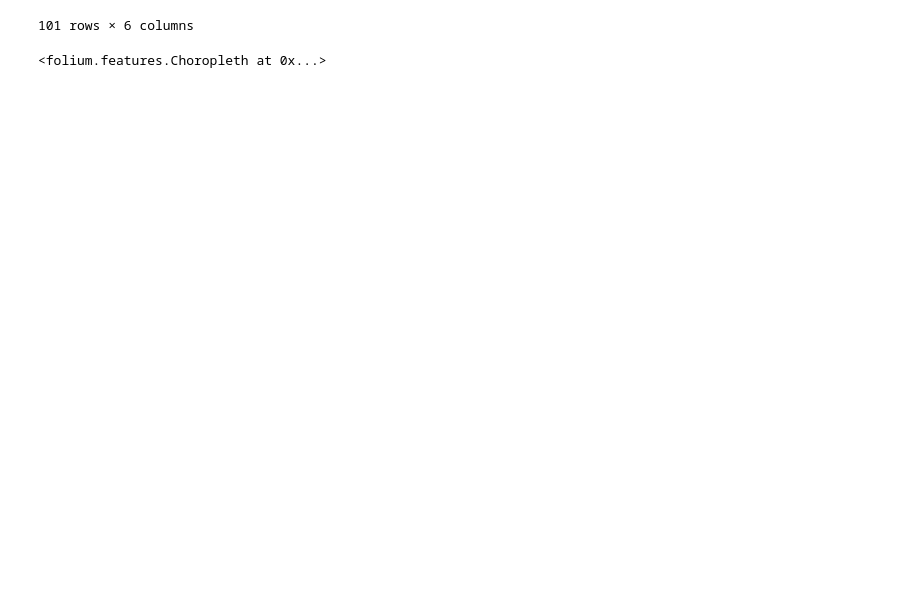
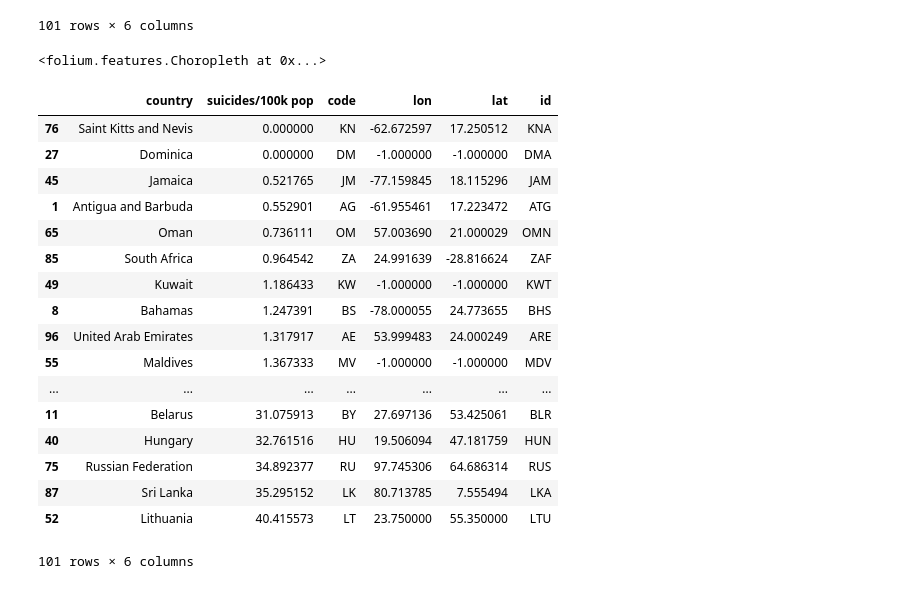
Before and after one commit to ctwayen/DSC106-Final-Proj, a Jupyter notebook: suicide map.ipynb, the cells around one changed output. Drawn from its saved outputs; the diff is of its cells as text; code cells hidden in the pictures; blank space fills up the shorter version.

```diff
--- a/suicide map.ipynb
+++ b/suicide map.ipynb
@@ -395,3 +414,24 @@ for i in range(len(df)):
 m.save(outfile= "final.html")
 # %%
 # generation
+# %%
+df.sort_values('suicides/100k pop')
+# %% [output]
+|  | country | suicides/100k pop | code | lon | lat | id |
+| 76 | Saint Kitts and Nevis | 0.000000 | KN | -62.672597 | 17.250512 | KNA |
+| 27 | Dominica | 0.000000 | DM | -1.000000 | -1.000000 | DMA |
+| 45 | Jamaica | 0.521765 | JM | -77.159845 | 18.115296 | JAM |
+| 1 | Antigua and Barbuda | 0.552901 | AG | -61.955461 | 17.223472 | ATG |
+| 65 | Oman | 0.736111 | OM | 57.003690 | 21.000029 | OMN |
+| 85 | South Africa | 0.964542 | ZA | 24.991639 | -28.816624 | ZAF |
+| 49 | Kuwait | 1.186433 | KW | -1.000000 | -1.000000 | KWT |
+| 8 | Bahamas | 1.247391 | BS | -78.000055 | 24.773655 | BHS |
+| 96 | United Arab Emirates | 1.317917 | AE | 53.999483 | 24.000249 | ARE |
+| 55 | Maldives | 1.367333 | MV | -1.000000 | -1.000000 | MDV |
+| ... | ... | ... | ... | ... | ... | ... |
+| 11 | Belarus | 31.075913 | BY | 27.697136 | 53.425061 | BLR |
+| 40 | Hungary | 32.761516 | HU | 19.506094 | 47.181759 | HUN |
+| 75 | Russian Federation | 34.892377 | RU | 97.745306 | 64.686314 | RUS |
+| 87 | Sri Lanka | 35.295152 | LK | 80.713785 | 7.555494 | LKA |
+| 52 | Lithuania | 40.415573 | LT | 23.750000 | 55.350000 | LTU |
+101 rows × 6 columns
```
Also changed, not shown: parts of 7 cells of this notebook, 2 other files.
